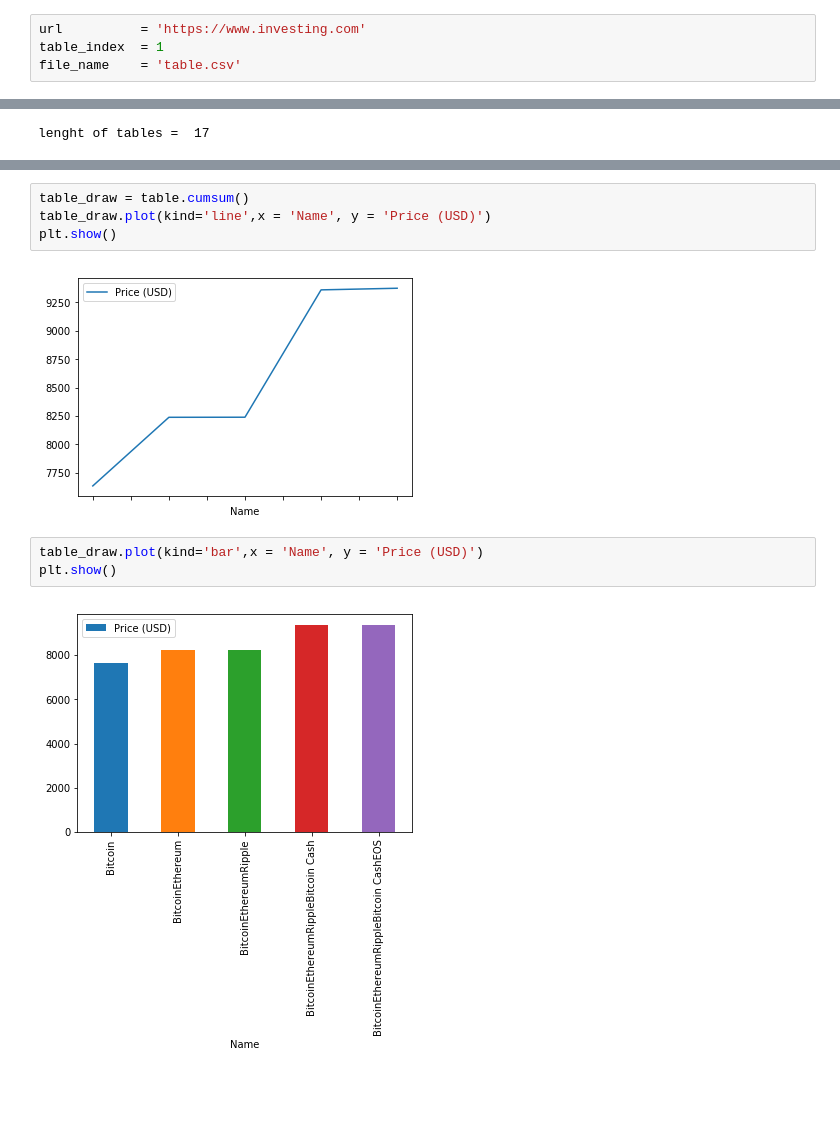
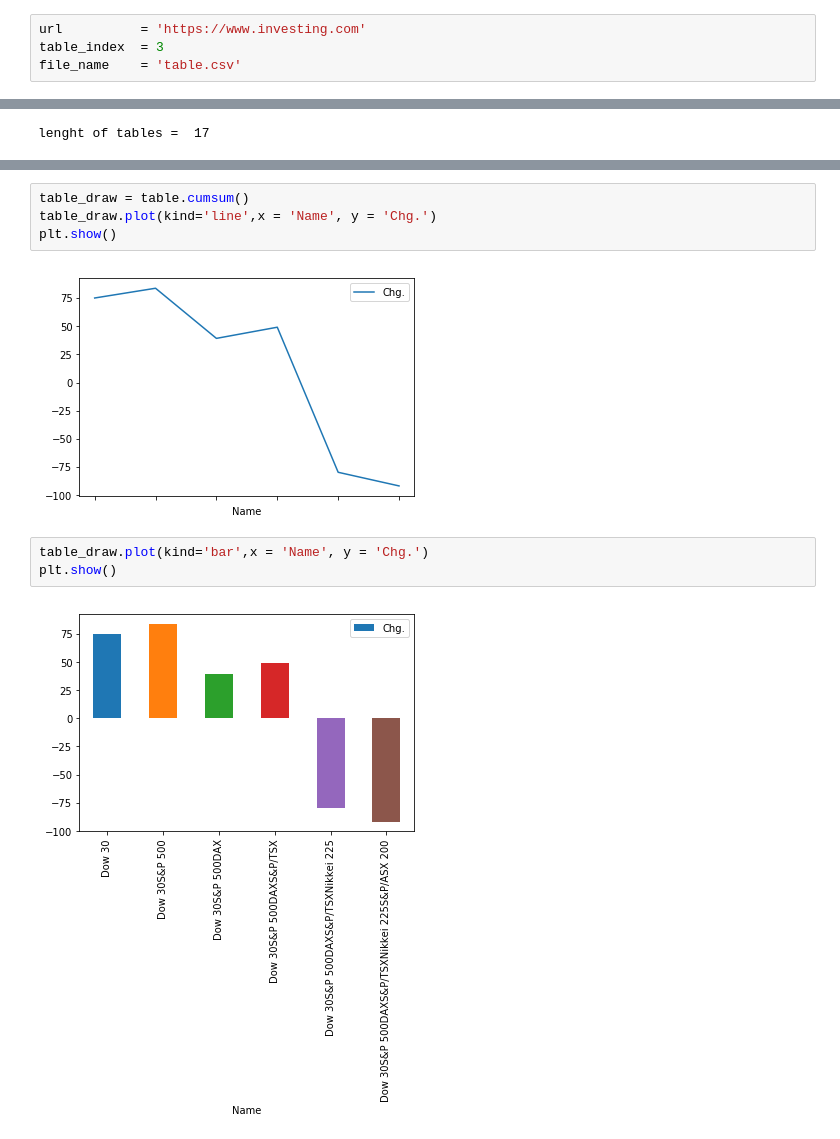
Before and after one commit to BasemElbarashy/im_ta, a Jupyter notebook: import_table.ipynb, the cells around one changed output, grey strips where cells are left out. Saved outputs shown, nothing was run; the diff lists cells and outputs as text; blank space fills up the shorter version.

```diff
--- a/import_table.ipynb
+++ b/import_table.ipynb
@@ -1,6 +1,6 @@
 # %%
 url          = 'https://www.investing.com'
-table_index  = 1
+table_index  = 3
 file_name    = 'table.csv'
 # %%
 import requests
@@ -35,11 +36,11 @@ table
 # %%
 table_draw = table.cumsum()
-table_draw.plot(kind='line',x = 'Name', y = 'Price (USD)')
+table_draw.plot(kind='line',x = 'Name', y = 'Chg.')
 plt.show()
 # %% [output]
-[figure, old version]
+[figure, new version]
 # %%
-table_draw.plot(kind='bar',x = 'Name', y = 'Price (USD)')
+table_draw.plot(kind='bar',x = 'Name', y = 'Chg.')
 plt.show()
 # %% [output]
-[figure, old version]
+[figure, new version]
```
Also changed, not shown: parts of 1 cell of this notebook.
